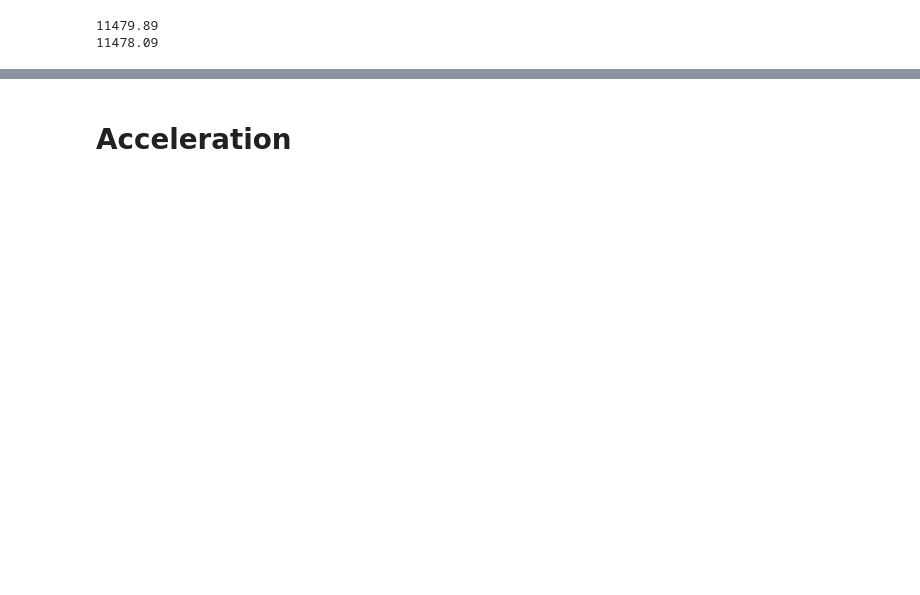
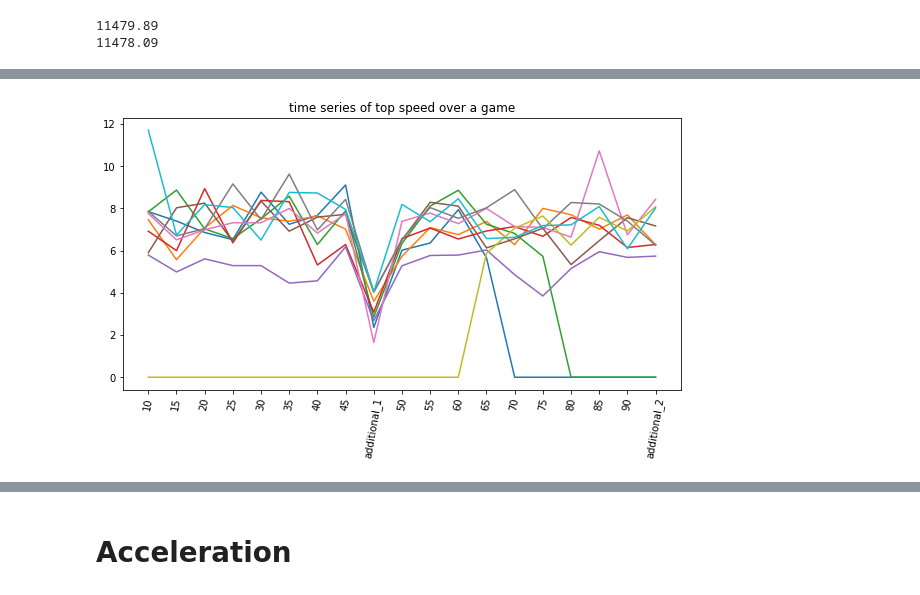
Before and after one commit to Jbalkan/SoccerTrackingData3, a Jupyter notebook: 1_Split_Metrics.ipynb, the cells around one changed output, grey strips where cells are left out. Cells and saved outputs as stored; diff of their text form; code cells hidden in the pictures; blank space fills up the shorter version.

```diff
--- a/1_Split_Metrics.ipynb
+++ b/1_Split_Metrics.ipynb
@@ -438,0 +425,25 @@ def get_top_speed(player i_start=0, i_end=None):
+# %%
+# time series top speed
+top_speed_m_s = helpers.apply_to_all(team1_players, team0_players, helpers.top_speed)\
+                            .drop('total', axis=1) \
+                            .astype(float)
+
+top_speed_m_s_data = helpers.apply_to_all(team1_players, team0_players, helpers.top_speed, source='data')\
+                            .drop('total', axis=1) \
+                            .astype(float)
+
+# km/h
+top_speed_km_h = helpers.apply_to_all(team1_players, team0_players, helpers.top_speed, unit='kmh').astype(float)
+# %%
+# plot time series
+fig, ax = plt.subplots(figsize=(10, 5))
+idx = top_speed_m_s.columns
+for series in top_speed_m_s.values[:10]:
+    ax.plot(idx, series)
+
+plt.xticks(rotation=80)
+plt.title('time series of top speed over a game')
+
+plt.show()
+# %% [output]
+[figure, added]
```
Also changed, not shown: parts of 34 cells of this notebook, 3 other files.
